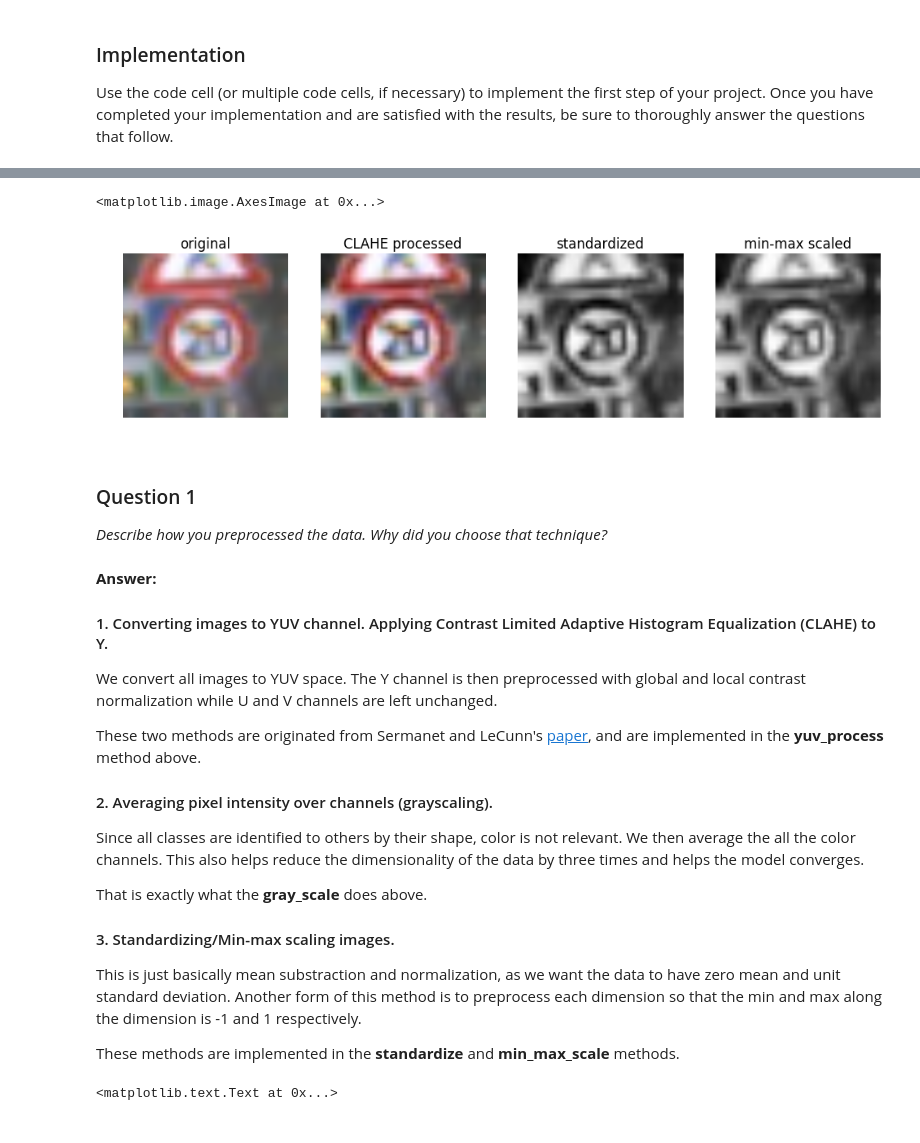
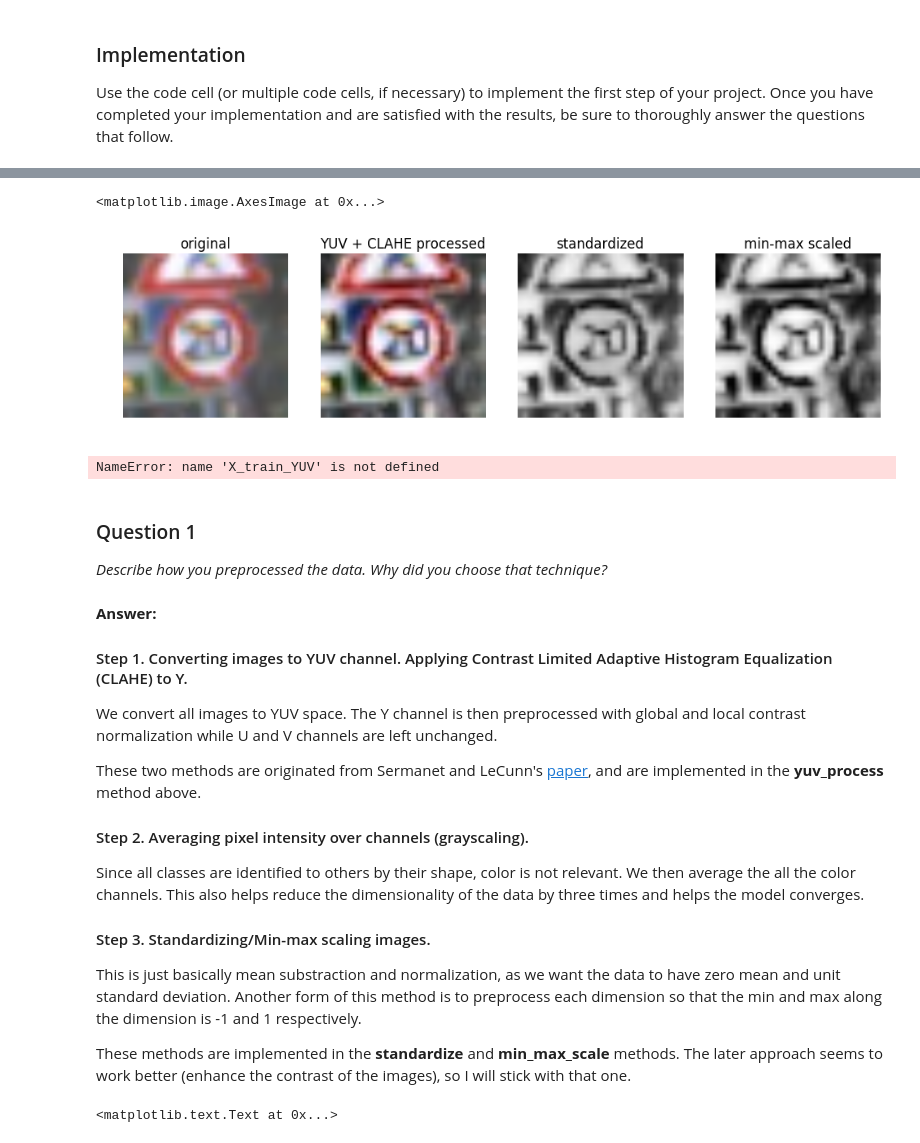
Before and after one commit to taurandat/SDC, a Jupyter notebook: P2_TrafficSigns/Traffic_Sign_Classifier.ipynb, the cells around one changed output, grey strips where cells are left out. Saved outputs shown, nothing was run; the diff lists cells and outputs as text; code cells hidden in the pictures.

```diff
--- a/P2_TrafficSigns/Traffic_Sign_Classifier.ipynb
+++ b/P2_TrafficSigns/Traffic_Sign_Classifier.ipynb
@@ -182,23 +175,11 @@ def min_max_scale(X, min_value = -1, max_value = 1):
     return X
 # %%
 X_train = X_train.astype(np.uint8)
-X_train_processed = np.array([yuv_process(img) for img in X_train])
-X_train_normalized = standardize(X_train_processed)
-X_train_minmaxed = min_max_scale(X_train_processed)
+X_train_YUV = np.array([yuv_process(img) for img in X_train])
+X_train_standardized = standardize(X_train_YUV)
+X_train_minmaxed = min_max_scale(X_train_equalized)
 
 X_test = X_test.astype(np.uint8)
-X_test_processed = np.array([yuv_process(img) for img in X_test])
-X_test_normalized = standardize(X_test_processed)
-X_test_minmaxed = min_max_scale(X_test_processed)
-
-print("----------------------")
-print("train shape:", X_train.shape)
-print("grayscale train shape:", X_train_processed.shape)
-print("train normalized shape:", X_train_normalized.shape)
-print("train min-max scaling shape:", X_train_minmaxed.shape)
-
-print("----------------------")
-print("test shape:", X_test.shape)
-print("grayscale test shape:", X_train_processed.shape)
-print("normalized test shape:", X_test_normalized.shape)
-print("train min-max scaling shape:", X_test_minmaxed.shape)
+X_test_YUV = np.array([yuv_process(img) for img in X_test])
+X_test_standardized = standardize(X_test_YUV)
+X_test_minmaxed = min_max_scale(X_test_YUV)
@@ -216,27 +186,33 @@ train min-max scaling shape: (12630, 32, 32, 1)
 # %%
 fig, axs = plt.subplots(1, 4, figsize=(12, 12))
 
 axs[0].axis('off')
 axs[0].set_title('original')
 axs[0].imshow(X_train[0].squeeze())
 
 axs[1].axis('off')
-axs[1].set_title('CLAHE processed')
-axs[1].imshow(X_train_processed[0].squeeze())
+axs[1].set_title('YUV + CLAHE processed')
+axs[1].imshow(X_train_YUV[0].squeeze())
 
 axs[2].axis('off')
 axs[2].set_title('standardized')
-axs[2].imshow(X_train_normalized[0].squeeze(), cmap='gray')
+axs[2].imshow(X_train_standardized[0].squeeze())
 
 axs[3].axis('off')
 axs[3].set_title('min-max scaled')
-axs[3].imshow(X_train_minmaxed[0].squeeze(), cmap='gray')
+axs[3].imshow(X_train_minmaxed[0].squeeze())
 # %% [output]
 <matplotlib.image.AxesImage at 0x...>
-[figure, old version]
+[figure, new version]
 # %%
+X_train_normalized = X_train_minmaxed
+X_test_normalized = X_test_minmaxed
+
 # clean up
-del X_train_processed, X_train_minmaxed, X_test_processed, X_test_minmaxed
+del X_train_YUV, X_train_standardized, X_train_minmaxed
+del X_test_YUV, X_test_standardized, X_test_minmaxed
+# %% [output]
+NameError: name 'X_train_YUV' is not defined
 # %% [markdown]
 ### Question 1
 
@@ -244,23 +220,21 @@ _Describe how you preprocessed the data. Why did you choose that technique?_
 # %% [markdown]
 **Answer:**
 
-#### 1. Converting images to YUV channel. Applying Contrast Limited Adaptive Histogram Equalization (CLAHE) to Y.
+#### Step 1. Converting images to YUV channel. Applying Contrast Limited Adaptive Histogram Equalization (CLAHE) to Y.
 
 We convert all images to YUV space. The Y channel is then preprocessed with global and local contrast normalization while U and V channels are left unchanged.
 
 These two methods are originated from Sermanet and LeCunn's [paper](http://yann.lecun.com/exdb/publis/pdf/sermanet-ijcnn-11.pdf), and are implemented in the **yuv_process** method above.
 
-#### 2. Averaging pixel intensity over channels (grayscaling).
+#### Step 2. Averaging pixel intensity over channels (grayscaling).
 
 Since all classes are identified to others by their shape, color is not relevant. We then average the all the color channels. This also helps reduce the dimensionality of the data by three times and helps the model converges.
 
-That is exactly what the **gray_scale** does above.
-
-#### 3. Standardizing/Min-max scaling images.
+#### Step 3. Standardizing/Min-max scaling images.
 
 This is just basically mean substraction and normalization, as we want the data to have zero mean and unit standard deviation. Another form of this method is to preprocess each dimension so that the min and max along the dimension is -1 and 1 respectively.
 
-These methods are implemented in the **standardize** and **min_max_scale** methods.
+These methods are implemented in the **standardize** and **min_max_scale** methods. The later approach seems to work better (enhance the contrast of the images), so I will stick with that one.
 # %%
 ### Generate additional data (OPTIONAL!)
 ### and split the data into training/validation/testing sets here.
```
Also changed, not shown: parts of 9 cells of this notebook, 2 other files.
